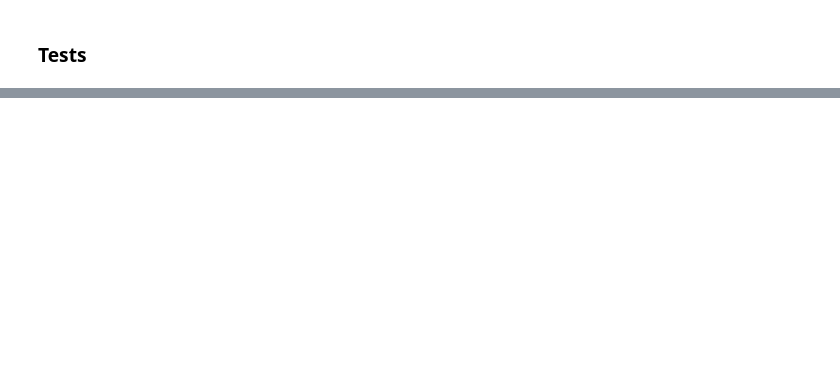
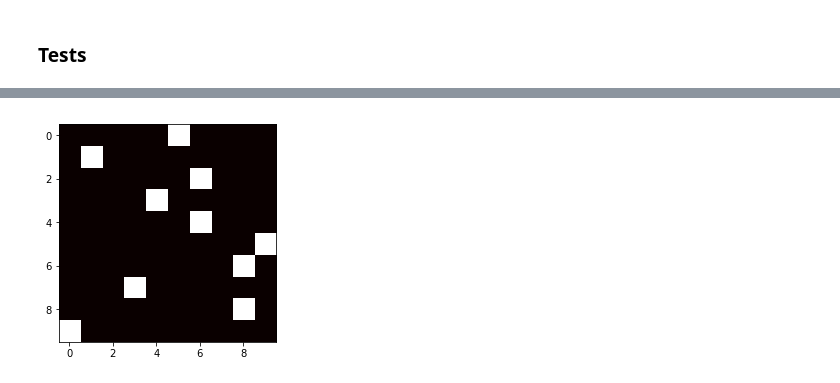
Before and after one commit to andoresu47/DeepLearning-Project, a Jupyter notebook: tensorflow/Playground.ipynb, the cells around one changed output, grey strips where cells are left out. Drawn from its saved outputs; the diff is of its cells as text; code cells hidden in the pictures; blank space fills up the shorter version.

```diff
--- a/tensorflow/Playground.ipynb
+++ b/tensorflow/Playground.ipynb
@@ -239,6 +250,9 @@ Extracting ./t10k-labels-idx1-ubyte.gz
 55000
 # %% [markdown]
 Pretrained **teacher model** loading:
+# %%
+checkpoint_dir = "teachercpt_t1"
+log_dir=checkpoint_dir + "\logs"
 # %%
 # Model definition
 teacher_model = model.BigModel(num_steps=num_steps,
@@ -368,0 +433,5 @@ labels
+# %%
+plt.imshow(test_labels[:10], cmap='hot', interpolation='nearest')
+plt.show()
+# %% [output]
+[figure, added]
```
Also changed, not shown: parts of 49 cells of this notebook, 2 other files.
